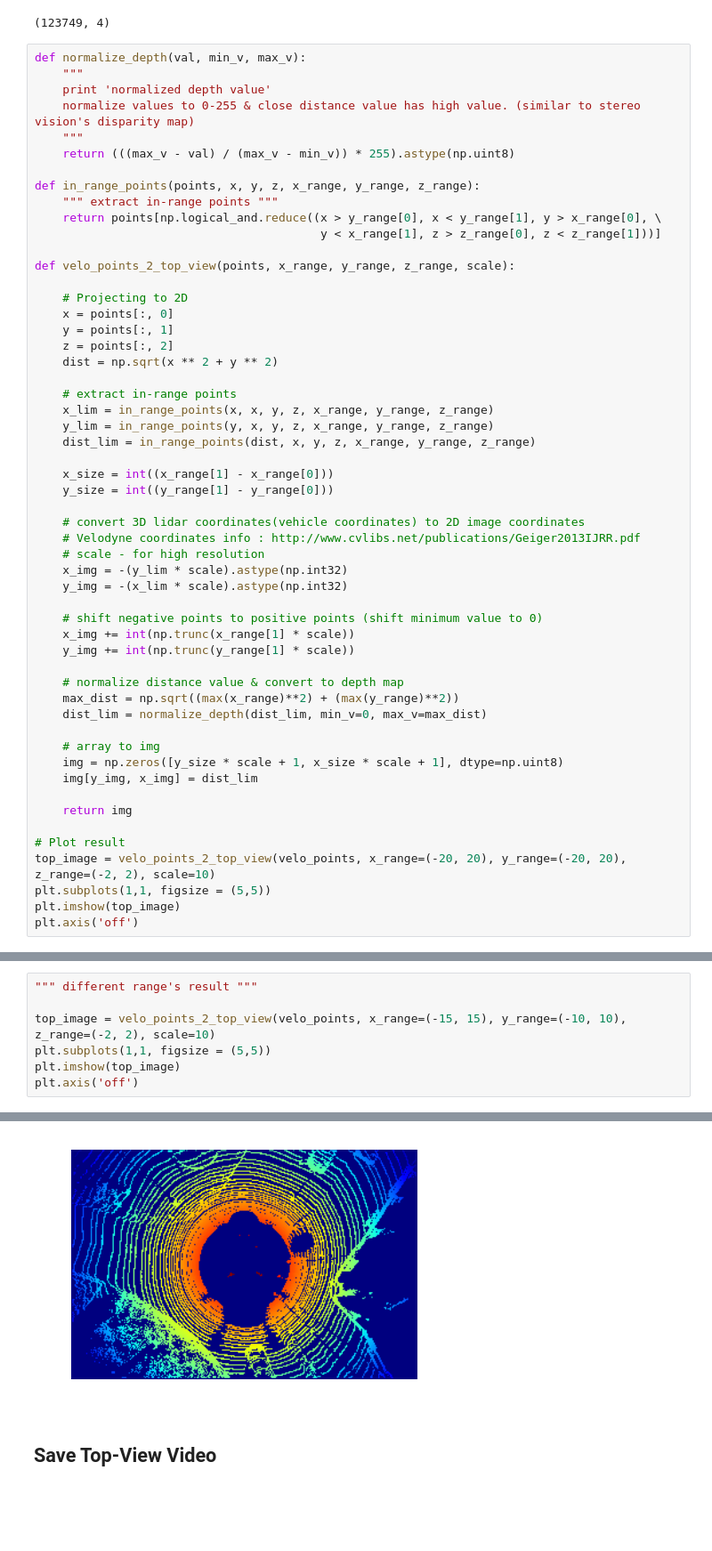
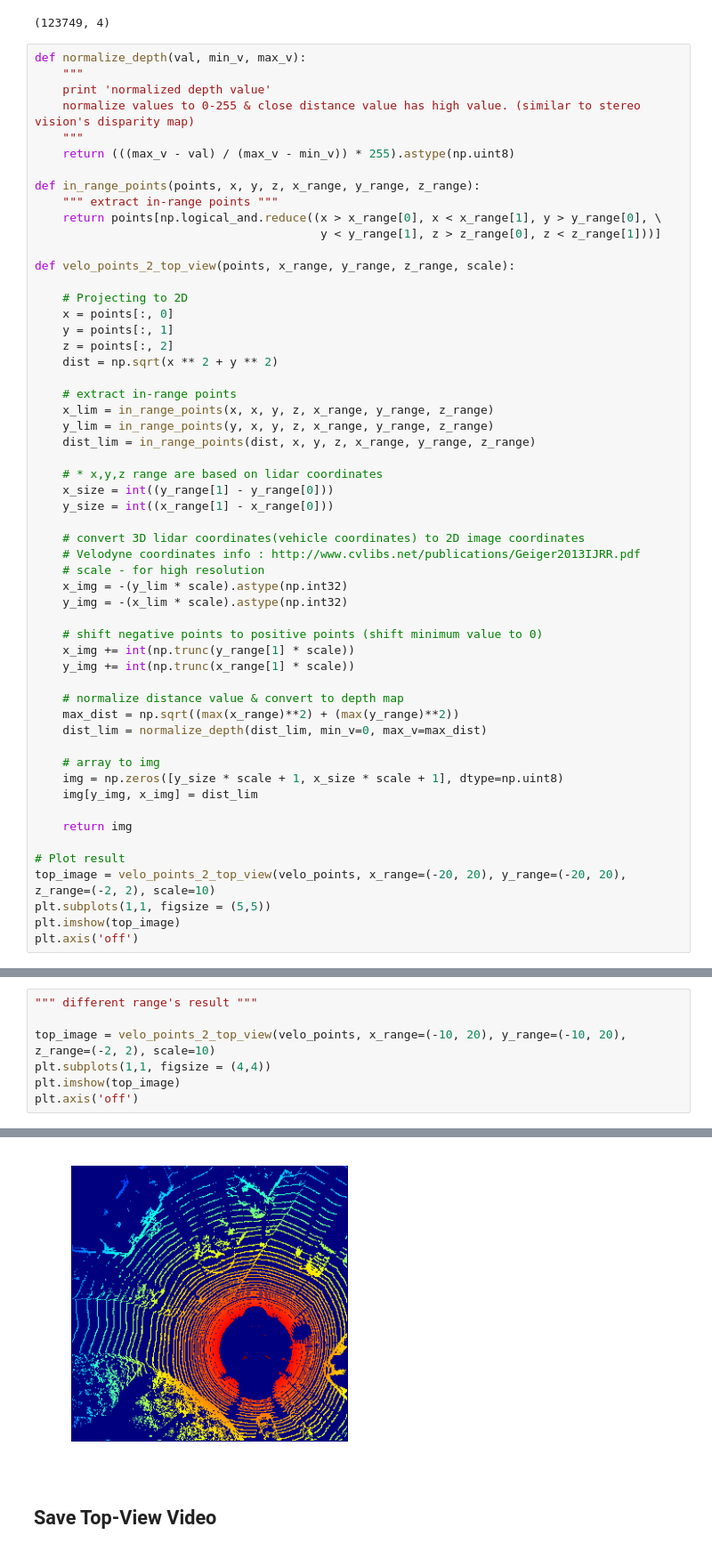
Before and after one commit to windowsub0406/KITTI_Tutorial, a Jupyter notebook: Convert_Velo_2_Topview_detail.ipynb, the cells around one changed output, grey strips where cells are left out. Shown at 89% size. Cells and saved outputs as stored; diff of their text form; blank space fills up the shorter version.

```diff
--- a/Convert_Velo_2_Topview_detail.ipynb
+++ b/Convert_Velo_2_Topview_detail.ipynb
@@ -35,8 +35,8 @@ def normalize_depth(val, min_v, max_v):
 
 def in_range_points(points, x, y, z, x_range, y_range, z_range):
     """ extract in-range points """
-    return points[np.logical_and.reduce((x > y_range[0], x < y_range[1], y > x_range[0], \
-                                         y < x_range[1], z > z_range[0], z < z_range[1]))]
+    return points[np.logical_and.reduce((x > x_range[0], x < x_range[1], y > y_range[0], \
+                                         y < y_range[1], z > z_range[0], z < z_range[1]))]
 
 def velo_points_2_top_view(points, x_range, y_range, z_range, scale):
 
@@ -51,8 +51,9 @@ def velo_points_2_top_view(points, x_range, y_range, z_range, scale):
     y_lim = in_range_points(y, x, y, z, x_range, y_range, z_range)
     dist_lim = in_range_points(dist, x, y, z, x_range, y_range, z_range)
 
-    x_size = int((x_range[1] - x_range[0]))
-    y_size = int((y_range[1] - y_range[0]))
+    # * x,y,z range are based on lidar coordinates
+    x_size = int((y_range[1] - y_range[0]))
+    y_size = int((x_range[1] - x_range[0]))
 
     # convert 3D lidar coordinates(vehicle coordinates) to 2D image coordinates
     # Velodyne coordinates info : http://www.cvlibs.net/publications/Geiger2013IJRR.pdf
@@ -61,8 +62,8 @@ def velo_points_2_top_view(points, x_range, y_range, z_range, scale):
     y_img = -(x_lim * scale).astype(np.int32)
 
     # shift negative points to positive points (shift minimum value to 0)
-    x_img += int(np.trunc(x_range[1] * scale))
-    y_img += int(np.trunc(y_range[1] * scale))
+    x_img += int(np.trunc(y_range[1] * scale))
+    y_img += int(np.trunc(x_range[1] * scale))
 
     # normalize distance value & convert to depth map
     max_dist = np.sqrt((max(x_range)**2) + (max(y_range)**2))
@@ -85,8 +86,8 @@ plt.axis('off')
 # %%
 """ different range's result """
 
-top_image = velo_points_2_top_view(velo_points, x_range=(-15, 15), y_range=(-10, 10), z_range=(-2, 2), scale=10)
-plt.subplots(1,1, figsize = (5,5))
+top_image = velo_points_2_top_view(velo_points, x_range=(-10, 20), y_range=(-10, 20), z_range=(-2, 2), scale=10)
+plt.subplots(1,1, figsize = (4,4))
 plt.imshow(top_image)
 plt.axis('off')
 # %% [output]
@@ -94,4 +95,4 @@ plt.axis('off')
-[figure, old version]
+[figure, new version]
 # %% [markdown]
 ## Save Top-View Video
 # %%
```
Also changed, not shown: parts of 1 cell of this notebook, 5 other files.
